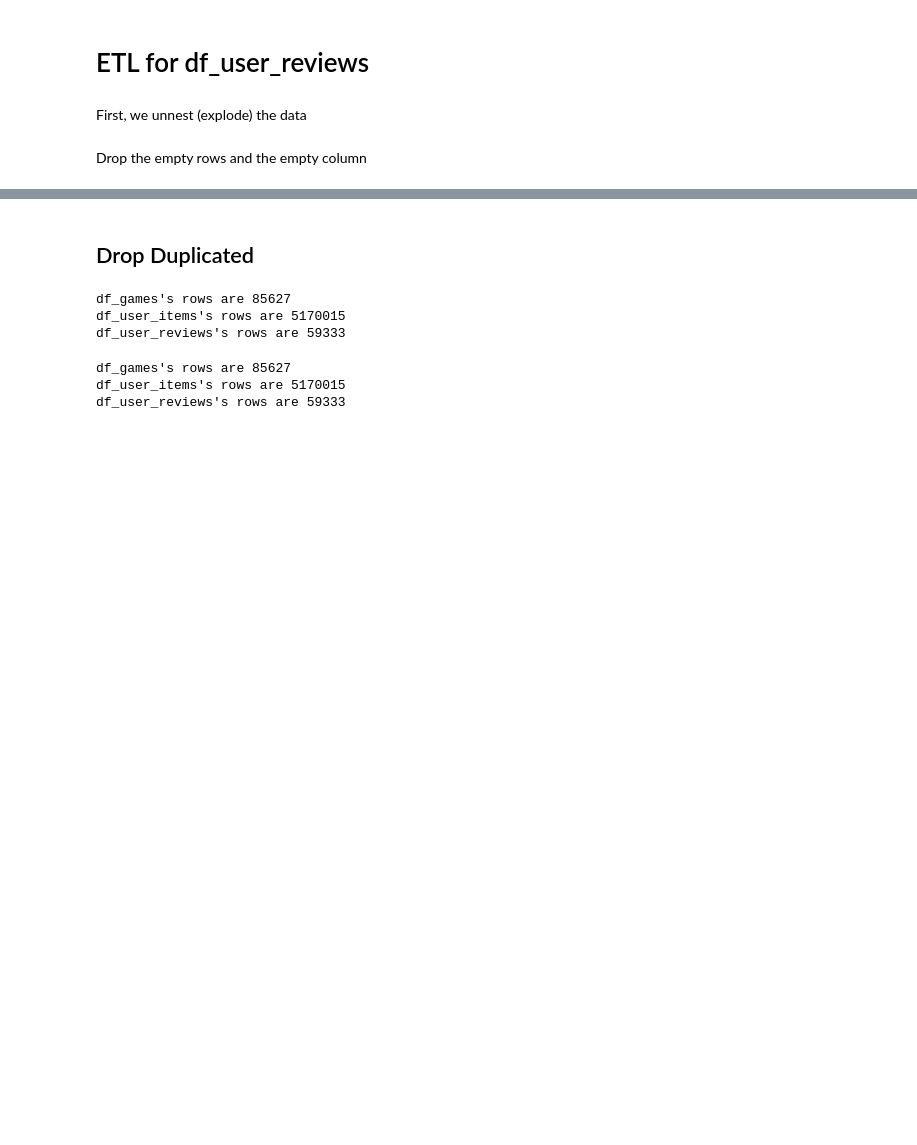
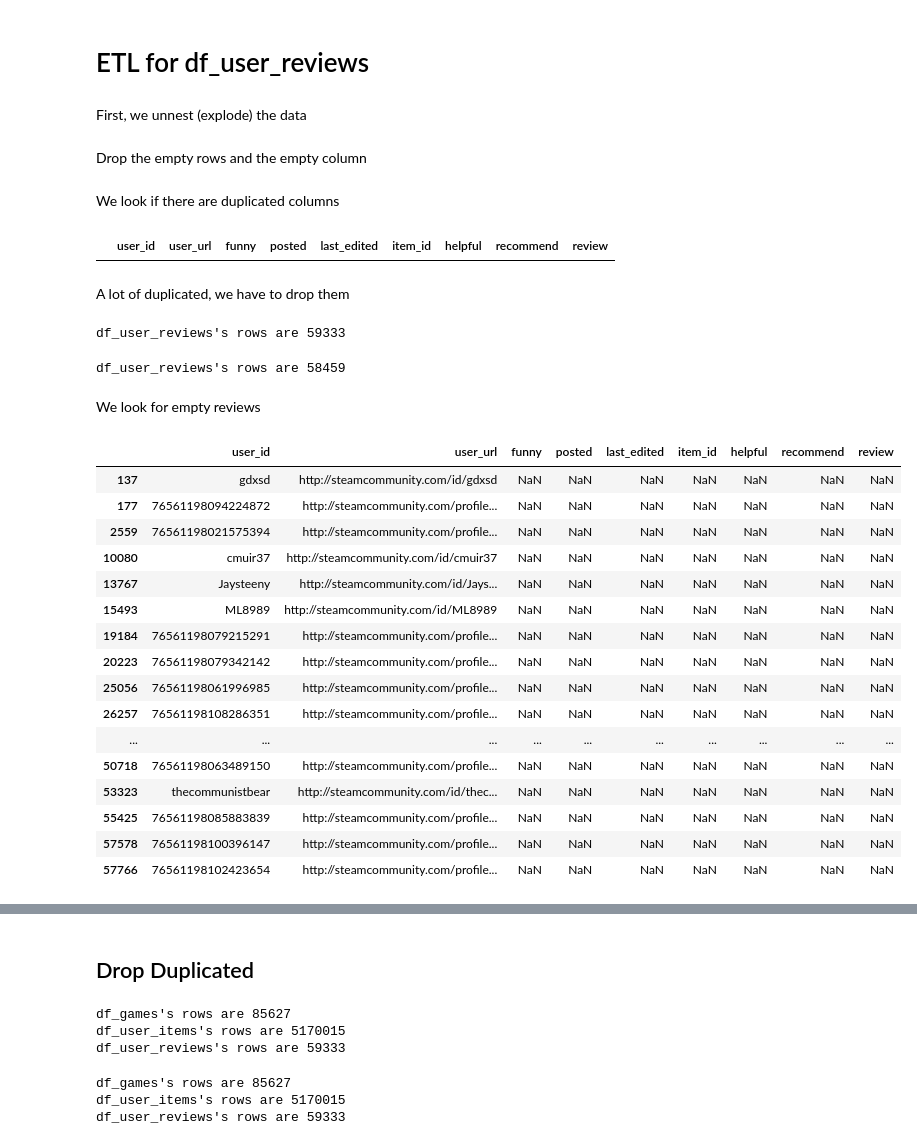
Before and after one commit to pablorobba/Proyecto_Individual_STEAM, a Jupyter notebook: Data_engeniring.ipynb, the cells around one changed output, grey strips where cells are left out. Cells and saved outputs as stored; diff of their text form; code cells hidden in the pictures; blank space fills up the shorter version.

Commit message:
finished the ETL for user_reviews, now starting the items's ETL

```diff
--- a/Data_engeniring.ipynb
+++ b/Data_engeniring.ipynb
@@ -254,3 +243,44 @@ Drop the empty rows and the empty column
 # %%
 df_user_reviews = df_user_reviews.dropna(how ="all").reset_index(drop=True)
 df_user_reviews.drop(0, axis=1, inplace = True)       #drop the empty column
+# %% [markdown]
+We look if there are duplicated columns
+# %%
+duplicated_rows_reviews = df_user_reviews[df_user_reviews.duplicated( keep=False)]
+duplicated_rows_reviews
+# %% [output]
+|  | user_id | user_url | funny | posted | last_edited | item_id | helpful | recommend | review |
+# %% [markdown]
+A lot of duplicated, we have to drop them
+# %%
+print("df_user_reviews's rows are", df_user_reviews.shape[0])
+# %% [output]
+df_user_reviews's rows are 59333
+# %%
+df_user_reviews = df_user_reviews.drop_duplicates()
+print("df_user_reviews's rows are", df_user_reviews.shape[0])
+# %% [output]
+df_user_reviews's rows are 58459
+# %% [markdown]
+We look for empty reviews
+# %%
+empty_rows_reviews_funny = df_user_reviews[df_user_reviews["funny"].isna()]
+empty_rows_reviews_funny
+# %% [output]
+|  | user_id | user_url | funny | posted | last_edited | item_id | helpful | recommend | review |
+| 137 | gdxsd | http://steamcommunity.com/id/gdxsd | NaN | NaN | NaN | NaN | NaN | NaN | NaN |
+| 177 | 76561198094224872 | http://steamcommunity.com/profile... | NaN | NaN | NaN | NaN | NaN | NaN | NaN |
+| 2559 | 76561198021575394 | http://steamcommunity.com/profile... | NaN | NaN | NaN | NaN | NaN | NaN | NaN |
+| 10080 | cmuir37 | http://steamcommunity.com/id/cmuir37 | NaN | NaN | NaN | NaN | NaN | NaN | NaN |
+| 13767 | Jaysteeny | http://steamcommunity.com/id/Jays... | NaN | NaN | NaN | NaN | NaN | NaN | NaN |
+| 15493 | ML8989 | http://steamcommunity.com/id/ML8989 | NaN | NaN | NaN | NaN | NaN | NaN | NaN |
+| 19184 | 76561198079215291 | http://steamcommunity.com/profile... | NaN | NaN | NaN | NaN | NaN | NaN | NaN |
+| 20223 | 76561198079342142 | http://steamcommunity.com/profile... | NaN | NaN | NaN | NaN | NaN | NaN | NaN |
+| 25056 | 76561198061996985 | http://steamcommunity.com/profile... | NaN | NaN | NaN | NaN | NaN | NaN | NaN |
+| 26257 | 76561198108286351 | http://steamcommunity.com/profile... | NaN | NaN | NaN | NaN | NaN | NaN | NaN |
+| ... | ... | ... | ... | ... | ... | ... | ... | ... | ... |
+| 50718 | 76561198063489150 | http://steamcommunity.com/profile... | NaN | NaN | NaN | NaN | NaN | NaN | NaN |
+| 53323 | thecommunistbear | http://steamcommunity.com/id/thec... | NaN | NaN | NaN | NaN | NaN | NaN | NaN |
+| 55425 | 76561198085883839 | http://steamcommunity.com/profile... | NaN | NaN | NaN | NaN | NaN | NaN | NaN |
+| 57578 | 76561198100396147 | http://steamcommunity.com/profile... | NaN | NaN | NaN | NaN | NaN | NaN | NaN |
+| 57766 | 76561198102423654 | http://steamcommunity.com/profile... | NaN | NaN | NaN | NaN | NaN | NaN | NaN |
```
Also changed, not shown: parts of 15 cells of this notebook, 1 other file.
